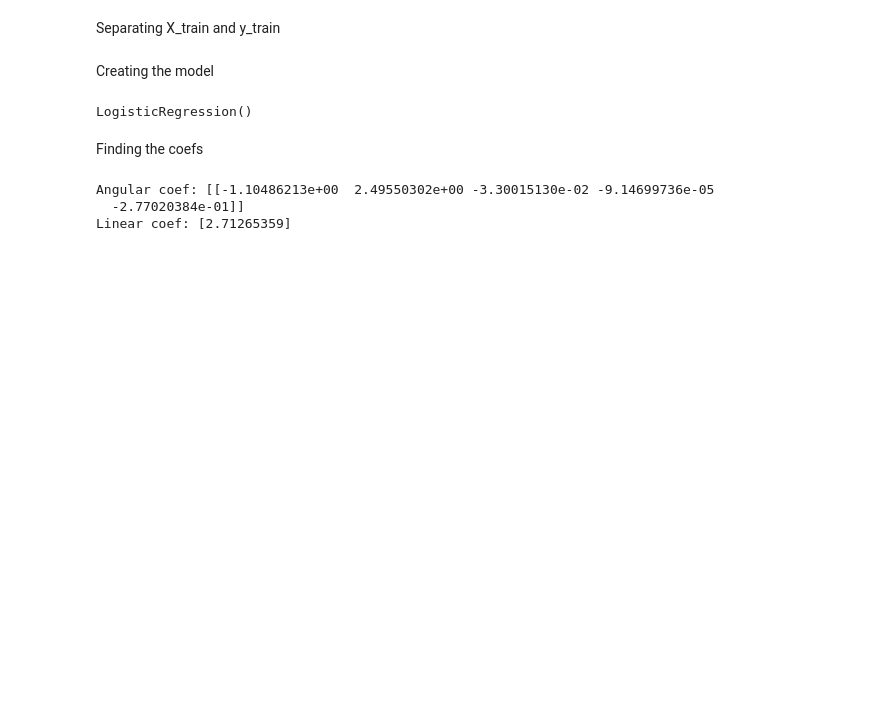
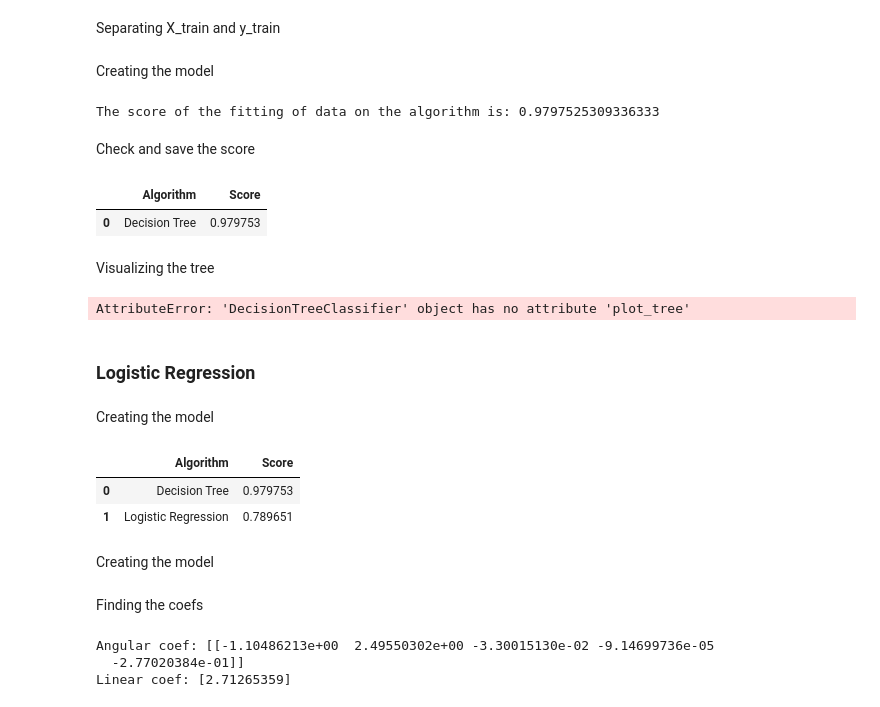
Before and after one commit to felipedaniel1910/TitanicAnalysis, a Jupyter notebook: script.ipynb, the cells around one changed output. Drawn from its saved outputs; the diff is of its cells as text; code cells hidden in the pictures; blank space fills up the shorter version.

```diff
--- a/script.ipynb
+++ b/script.ipynb
@@ -392,12 +394,52 @@ y_train = train_df['Survived']
 # %% [markdown]
 <p>Creating the model</p>
 # %%
-#creating the regressor
-logisticReg = LogisticRegression()
-#fitting the data
-logisticReg.fit(X_train, y_train)
+#creating the classifier
+clfTree = tree.DecisionTreeClassifier()
+#training the algorithm with the train data
+clfTree.fit(X_train, y_train)
 # %% [output]
-LogisticRegression()
+The score of the fitting of data on the algorithm is: 0.9797525309336333
+# %% [markdown]
+<p>Check and save the score</p>
+# %%
+#verify the score of the fitting
+print("The score of the fitting of data on the algorithm is:", clfTree.score(X_train, y_train))
+#creating a score dataframe to compare best results later
+score_df = pd.DataFrame({'Algorithm':[], 'Score':[]})
+#adding decision tree score in this dataframe
+score_df = score_df.append({'Algorithm':'Decision Tree', 'Score':clfTree.score(X_train, y_train)},ignore_index=True)
+#show dataframe
+score_df.head()
+# %% [output]
+|  | Algorithm | Score |
+| 0 | Decision Tree | 0.979753 |
+# %% [markdown]
+<p>Visualizing the tree</p>
+# %%
+#see the tree
+DecisionTreeClassifier().plot_tree(clfTree)
+# %% [output]
+AttributeError: 'DecisionTreeClassifier' object has no attribute 'plot_tree'
+# %% [markdown]
+<h3>Logistic Regression</h3>
+# %% [markdown]
+<p>Creating the model</p>
+# %%
+#creating the classifier
+clf_logReg = LogisticRegression()
+#fitting the data
+clf_logReg.fit(X_train, y_train)
+#adding decision tree score in this dataframe
+score_df = score_df.append({'Algorithm':'Logistic Regression', 'Score':clf_logReg.score(X_train, y_train)},ignore_index=True)
+#show dataframe
+score_df.head()
+# %% [output]
+|  | Algorithm | Score |
+| 0 | Decision Tree | 0.979753 |
+| 1 | Logistic Regression | 0.789651 |
+# %% [markdown]
+<p>Creating the model</p>
 # %% [markdown]
 <p>Finding the coefs</p>
 # %%
```
Also changed, not shown: parts of 3 cells of this notebook.
